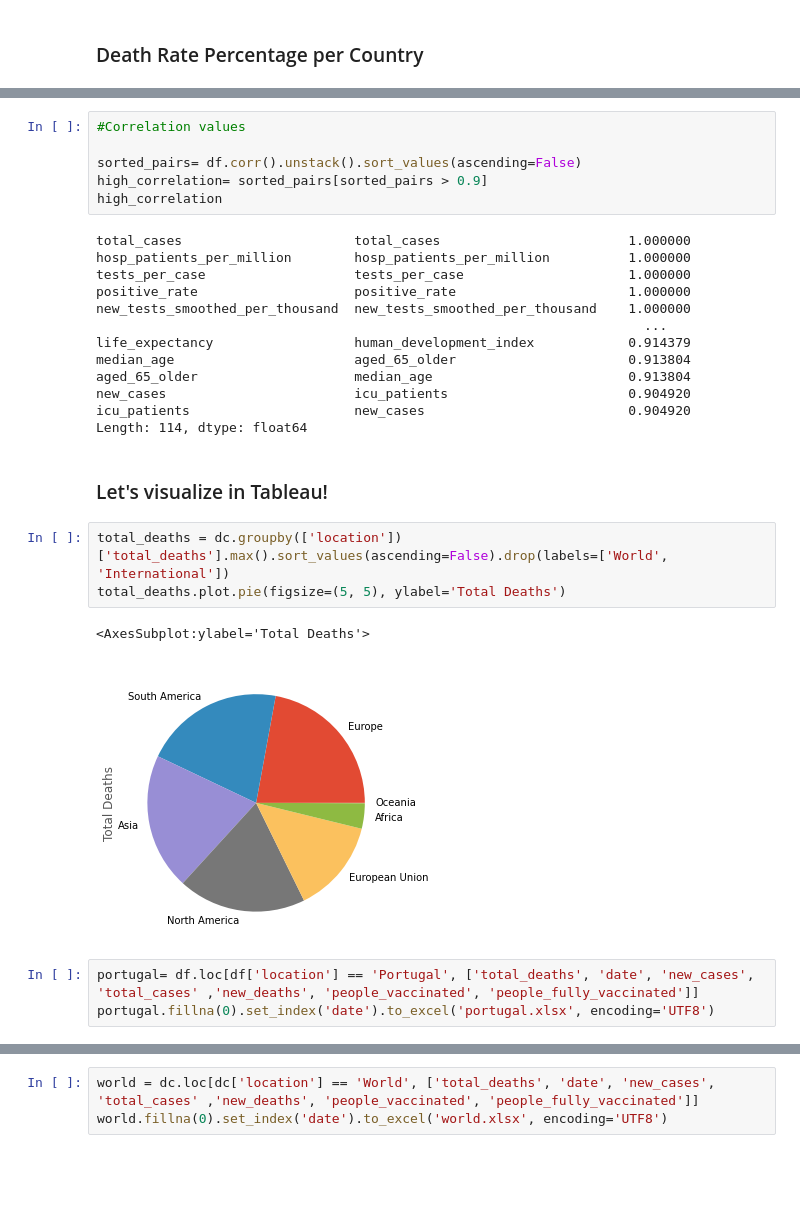
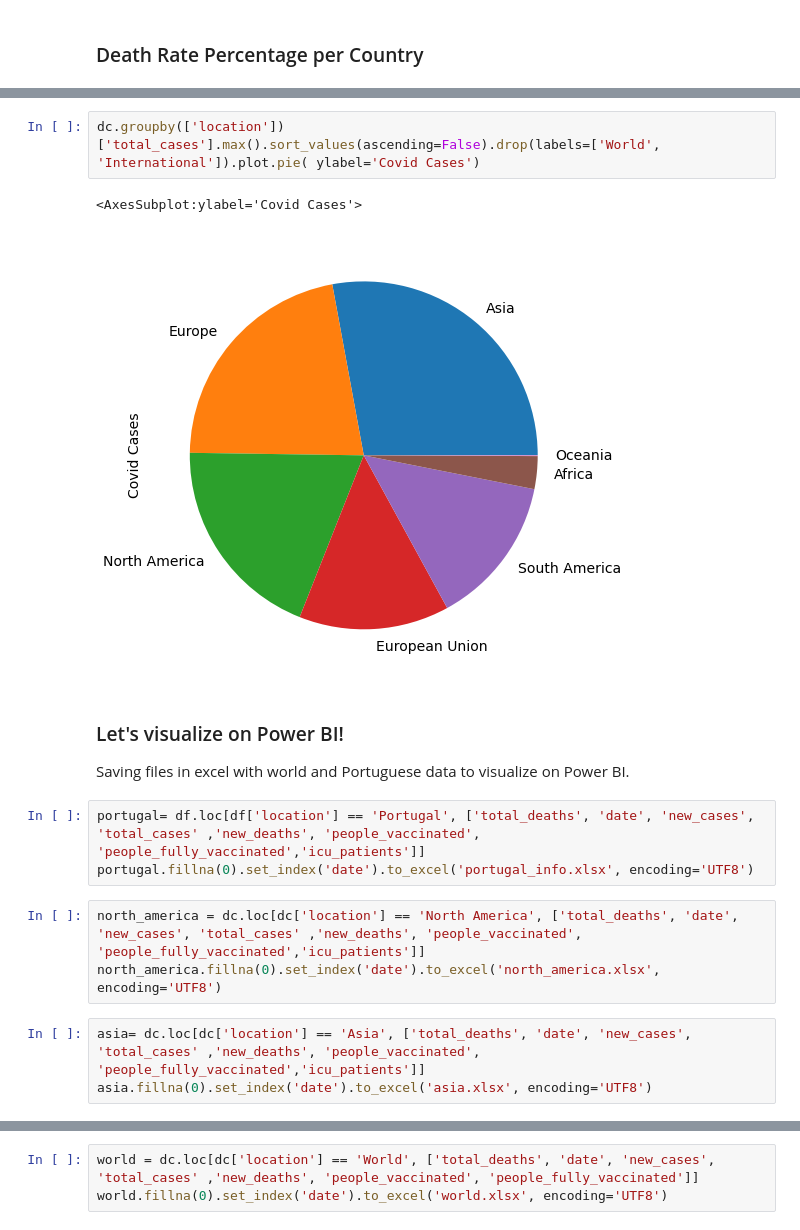
Before and after one commit to Agralinah/Covid-Data-Quick-Analysis, a Jupyter notebook: Covid Data.ipynb, the cells around one changed output, grey strips where cells are left out. Drawn from its saved outputs; the diff is of its cells as text; blank space fills up the shorter version.

```diff
--- a/Covid Data.ipynb
+++ b/Covid Data.ipynb
@@ -289,30 +242,18 @@ sns.heatmap(df.corr(), annot=True, cmap="YlGnBu")
-# %%
-#Correlation values
-
-sorted_pairs= df.corr().unstack().sort_values(ascending=False)
-high_correlation= sorted_pairs[sorted_pairs > 0.9]
-high_correlation
-# %% [output]
-total_cases                      total_cases                        1.000000
-hosp_patients_per_million        hosp_patients_per_million          1.000000
-tests_per_case                   tests_per_case                     1.000000
-positive_rate                    positive_rate                      1.000000
-new_tests_smoothed_per_thousand  new_tests_smoothed_per_thousand    1.000000
-                                                                      ...
-life_expectancy                  human_development_index            0.914379
-median_age                       aged_65_older                      0.913804
-aged_65_older                    median_age                         0.913804
-new_cases                        icu_patients                       0.904920
-icu_patients                     new_cases                          0.904920
-Length: 114, dtype: float64
+# %%
+dc.groupby(['location'])['total_cases'].max().sort_values(ascending=False).drop(labels=['World', 'International']).plot.pie( ylabel='Covid Cases')
+# %% [output]
+<AxesSubplot:ylabel='Covid Cases'>
+[figure, added]
 # %% [markdown]
-### Let's visualize in Tableau!
+### Let's visualize on Power BI!
+
+Saving files in excel with world and Portuguese data to visualize on Power BI.
-# %%
-total_deaths = dc.groupby(['location'])['total_deaths'].max().sort_values(ascending=False).drop(labels=['World', 'International'])
-total_deaths.plot.pie(figsize=(5, 5), ylabel='Total Deaths')
-# %% [output]
-<AxesSubplot:ylabel='Total Deaths'>
-[figure, removed]
 # %%
-portugal= df.loc[df['location'] == 'Portugal', ['total_deaths', 'date', 'new_cases', 'total_cases' ,'new_deaths', 'people_vaccinated', 'people_fully_vaccinated']]
-portugal.fillna(0).set_index('date').to_excel('portugal.xlsx', encoding='UTF8')
+portugal= df.loc[df['location'] == 'Portugal', ['total_deaths', 'date', 'new_cases', 'total_cases' ,'new_deaths', 'people_vaccinated', 'people_fully_vaccinated','icu_patients']]
+portugal.fillna(0).set_index('date').to_excel('portugal_info.xlsx', encoding='UTF8')
+# %%
+north_america = dc.loc[dc['location'] == 'North America', ['total_deaths', 'date', 'new_cases', 'total_cases' ,'new_deaths', 'people_vaccinated', 'people_fully_vaccinated','icu_patients']]
+north_america.fillna(0).set_index('date').to_excel('north_america.xlsx', encoding='UTF8')
+# %%
+asia= dc.loc[dc['location'] == 'Asia', ['total_deaths', 'date', 'new_cases', 'total_cases' ,'new_deaths', 'people_vaccinated', 'people_fully_vaccinated','icu_patients']]
+asia.fillna(0).set_index('date').to_excel('asia.xlsx', encoding='UTF8')
```
Also changed, not shown: parts of 30 cells of this notebook.
